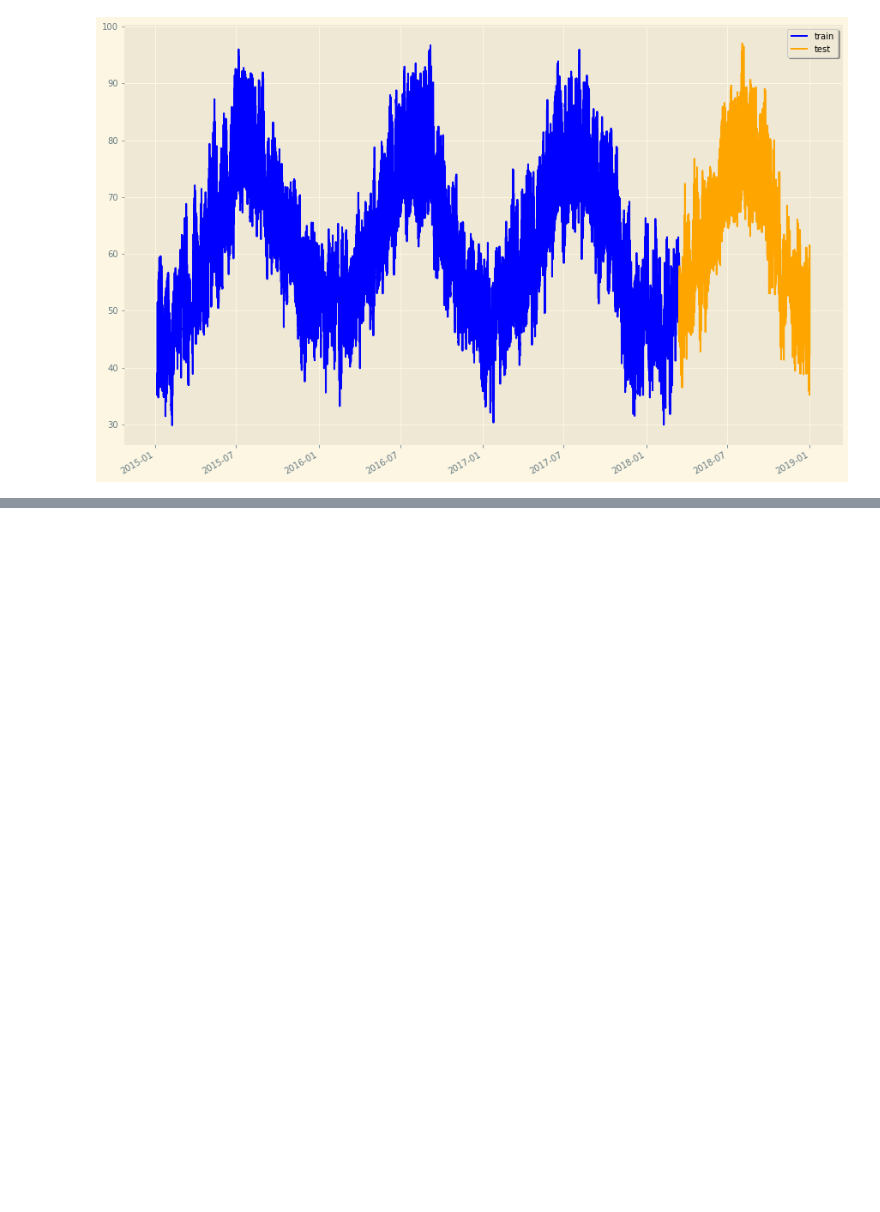
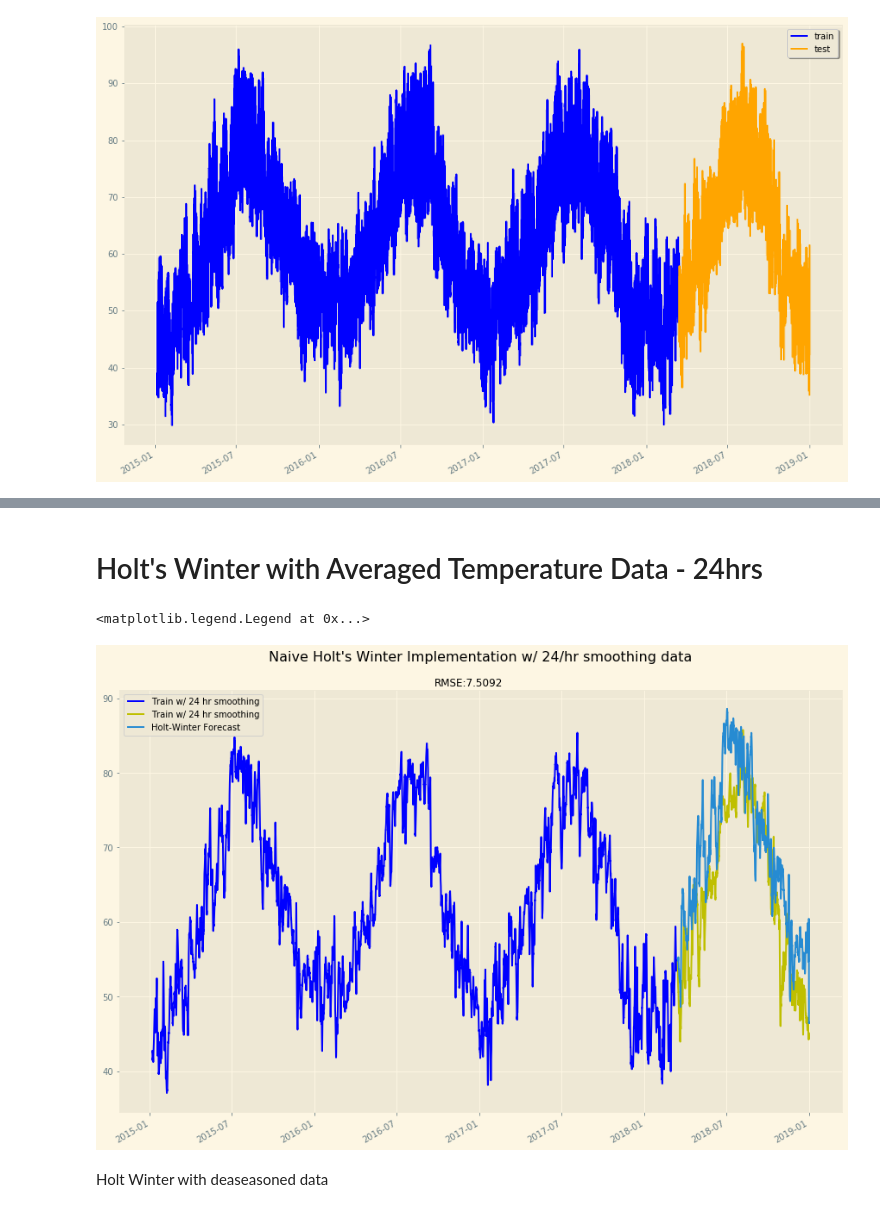
Before and after one commit to KishenSharma6/SpainEnergyAnalysis, a Jupyter notebook: Project Codes/04_Modeling/2020_0513_Temperature_Modeling.ipynb, the cells around one changed output, grey strips where cells are left out. Saved outputs shown, nothing was run; the diff lists cells and outputs as text; code cells hidden in the pictures; blank space fills up the shorter version.

```diff
--- a/Project Codes/04_Modeling/2020_0513_Temperature_Modeling.ipynb
+++ b/Project Codes/04_Modeling/2020_0513_Temperature_Modeling.ipynb
@@ -89,0 +118,24 @@ also need to calculte metrics
+# %% [markdown]
+# Holt's Winter with Averaged Temperature Data - 24hrs
+# %%
+hw2 = ExponentialSmoothing(train.temp_24hr_smooth.values, seasonal='add', seasonal_periods=24*7*52).fit()
+pred2 = hw2.forecast(len(test))
+
+#Scores
+results = model_performance(pred2, test.temp_24hr_smooth)
+# %%
+#Set figure
+f, ax = plt.subplots(figsize = (15,10))
+
+#Plot data
+timeseries_plot(train.temp_24hr_smooth, ax = ax, color = 'b', label = 'Train w/ 24 hr smoothing')
+timeseries_plot(test.temp_24hr_smooth, ax = ax, color = 'y', label = 'Train w/ 24 hr smoothing')
+ax.plot(test.index,pred2, label = 'Holt-Winter Forecast')
+ax.set_title('Naive Holt\'s Winter Implementation w/ 24/hr smoothing data', pad = 33)
+f.suptitle('RMSE:{}'.format(round(results['RMSE'],4)), y=.9)
+ax.legend()
+# %% [output]
+<matplotlib.legend.Legend at 0x...>
+[figure, added]
+# %% [markdown]
+Holt Winter with deaseasoned data
```
Also changed, not shown: parts of 25 cells of this notebook.
